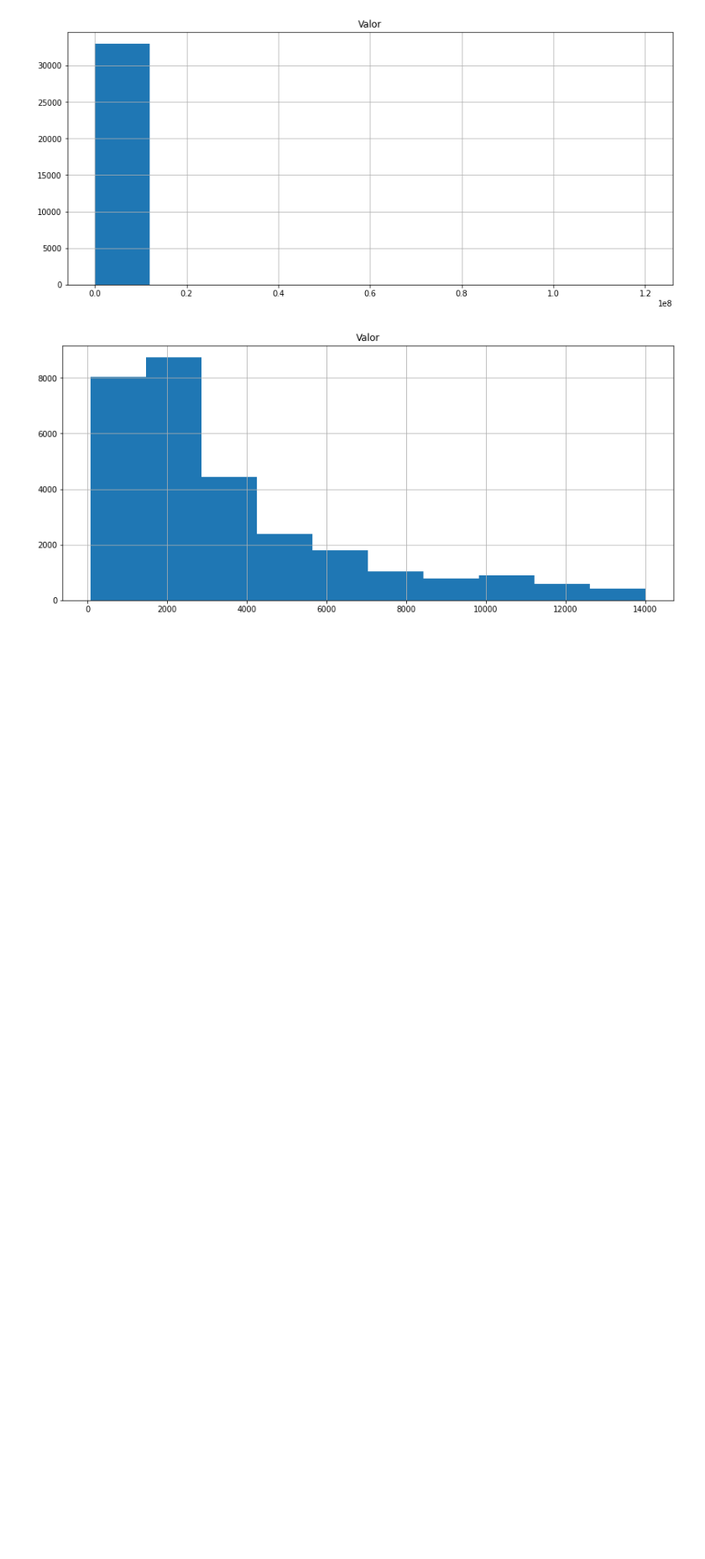
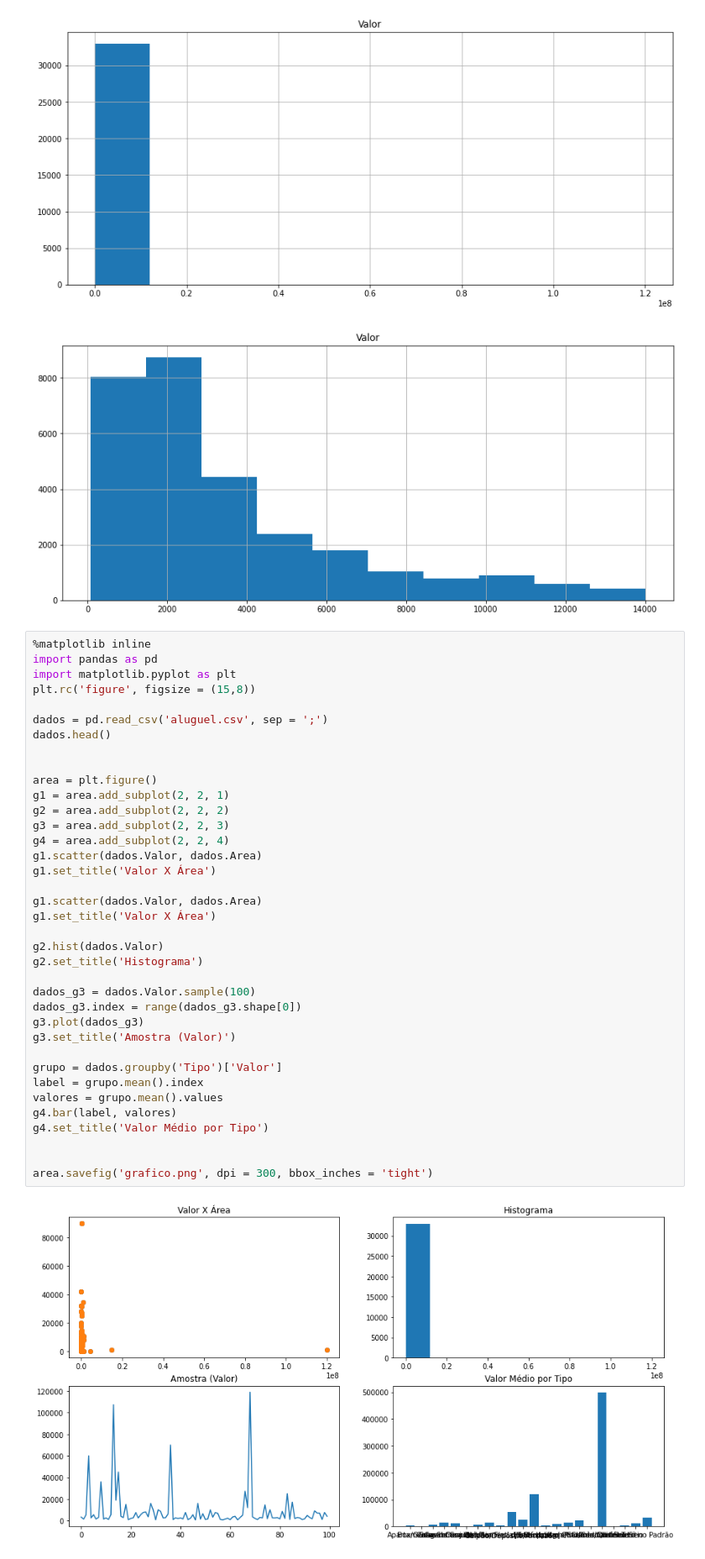
Before and after one commit to Reiniger95/cursopandas, a Jupyter notebook: main.ipynb, the cells around one changed output. Shown at 84% size. Saved outputs shown, nothing was run; the diff lists cells and outputs as text; blank space fills up the shorter version.

```diff
--- a/main.ipynb
+++ b/main.ipynb
@@ -414,3 +414,42 @@ array([[<AxesSubplot:title={'center':'Valor'}>]], dtype=object)
 [figure]
 [figure]
 [figure]
+# %%
+%matplotlib inline
+import pandas as pd
+import matplotlib.pyplot as plt
+plt.rc('figure', figsize = (15,8))
+
+dados = pd.read_csv('aluguel.csv', sep = ';')
+dados.head()
+
+
+area = plt.figure()
+g1 = area.add_subplot(2, 2, 1)
+g2 = area.add_subplot(2, 2, 2)
+g3 = area.add_subplot(2, 2, 3)
+g4 = area.add_subplot(2, 2, 4)
+g1.scatter(dados.Valor, dados.Area)
+g1.set_title('Valor X Área')
+
+g1.scatter(dados.Valor, dados.Area)
+g1.set_title('Valor X Área')
+
+g2.hist(dados.Valor)
+g2.set_title('Histograma')
+
+dados_g3 = dados.Valor.sample(100)
+dados_g3.index = range(dados_g3.shape[0])
+g3.plot(dados_g3)
+g3.set_title('Amostra (Valor)')
+
+grupo = dados.groupby('Tipo')['Valor']
+label = grupo.mean().index
+valores = grupo.mean().values
+g4.bar(label, valores)
+g4.set_title('Valor Médio por Tipo')
+
+
+area.savefig('grafico.png', dpi = 300, bbox_inches = 'tight')
+# %% [output]
+[figure, added]
```
Also changed, not shown: parts of 1 cell of this notebook.
